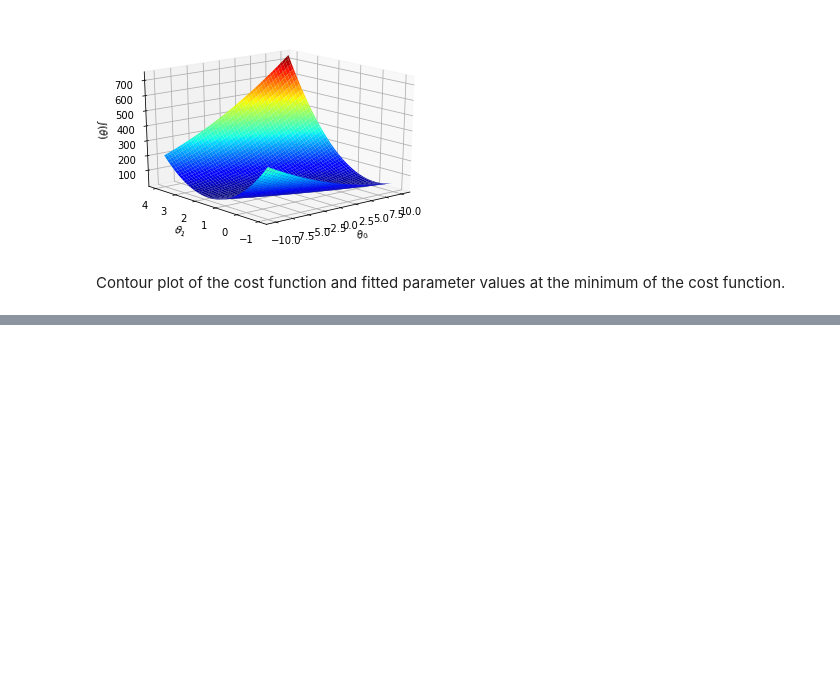
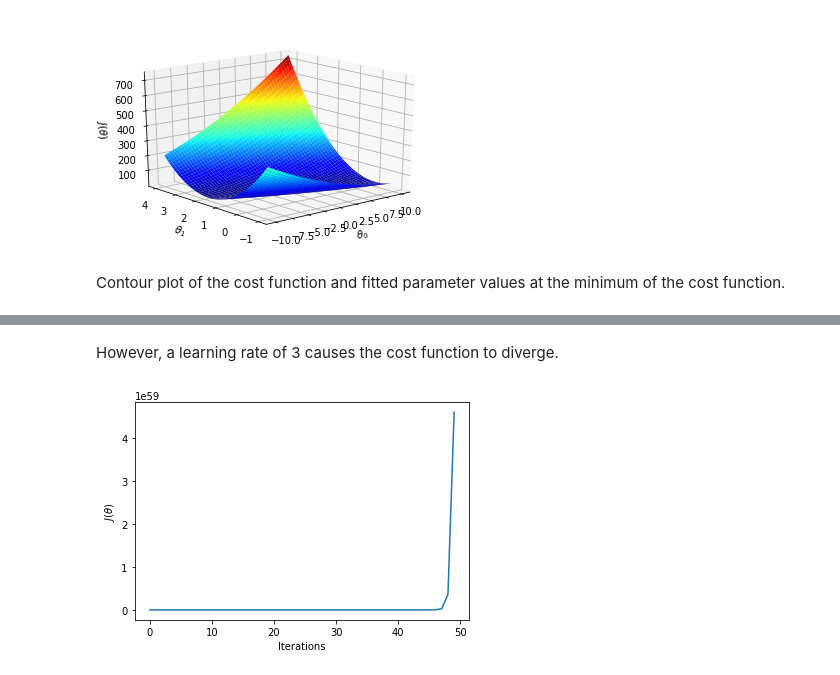
Before and after one commit to jackgill/coursera-machine-learning, a Jupyter notebook: machine-learning-ex1/ex1/ex1.ipynb, the cells around one changed output, grey strips where cells are left out. Drawn from its saved outputs; the diff is of its cells as text; code cells hidden in the pictures; blank space fills up the shorter version.

```diff
--- a/machine-learning-ex1/ex1/ex1.ipynb
+++ b/machine-learning-ex1/ex1/ex1.ipynb
@@ -208,0 +300,11 @@ plt.contour(t0, t1, J_vals.T, np.logspace(-2, 3, 20));
+# %% [markdown]
+However, a learning rate of 3 causes the cost function to diverge.
+# %%
+alpha = 3
+_, J_history = gradient_descent(X, y, theta, alpha, iterations)
+
+plt.xlabel('Iterations')
+plt.ylabel(r'$J(\theta)$')
+plt.plot(J_history);
+# %% [output]
+[figure, added]
```
Also changed, not shown: parts of 22 cells of this notebook.
